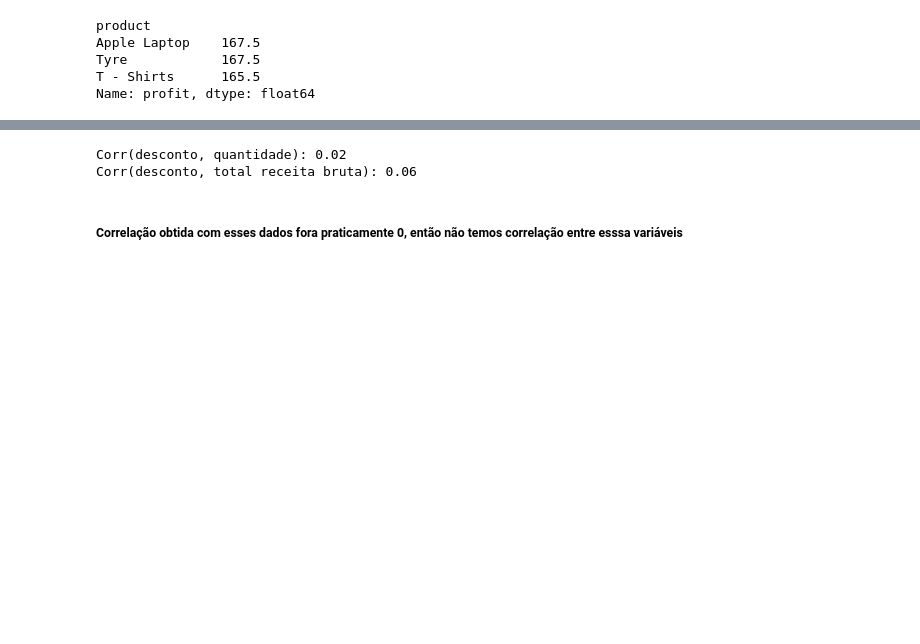
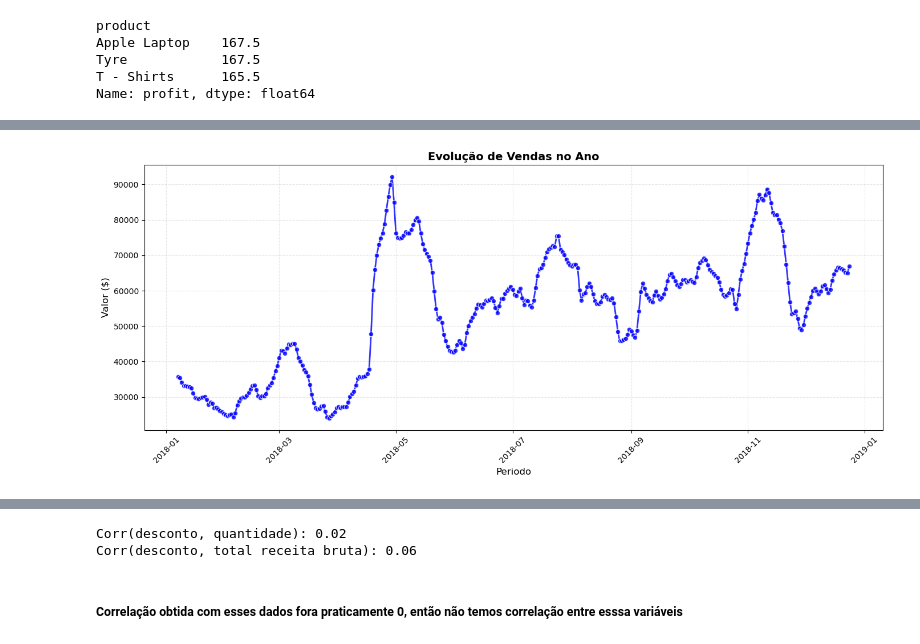
Before and after one commit to JacksonvBarbosa/america_ecommerce, a Jupyter notebook: notebook/03_eda/exploratory_analysis.ipynb, the cells around one changed output, grey strips where cells are left out. Cells and saved outputs as stored; diff of their text form; code cells hidden in the pictures; blank space fills up the shorter version.

```diff
--- a/notebook/03_eda/exploratory_analysis.ipynb
+++ b/notebook/03_eda/exploratory_analysis.ipynb
@@ -308,0 +326,9 @@ Freq: M, Name: sales, dtype: float64
+# %%
+# Prepara os dados de tendência
+tendencia = pd.DataFrame(res.trend.dropna())
+tendencia = tendencia.reset_index()
+# %%
+# Plota tendência
+grafico_linha(tendencia, x='dt', y='trend', titulo='Evolução de Vendas no Ano', xlabel='Periodo', ylabel='Valor ($)', figsize=(14,6))
+# %% [output]
+[figure, added]
```
Also changed, not shown: parts of 25 cells of this notebook, 14 other files.
